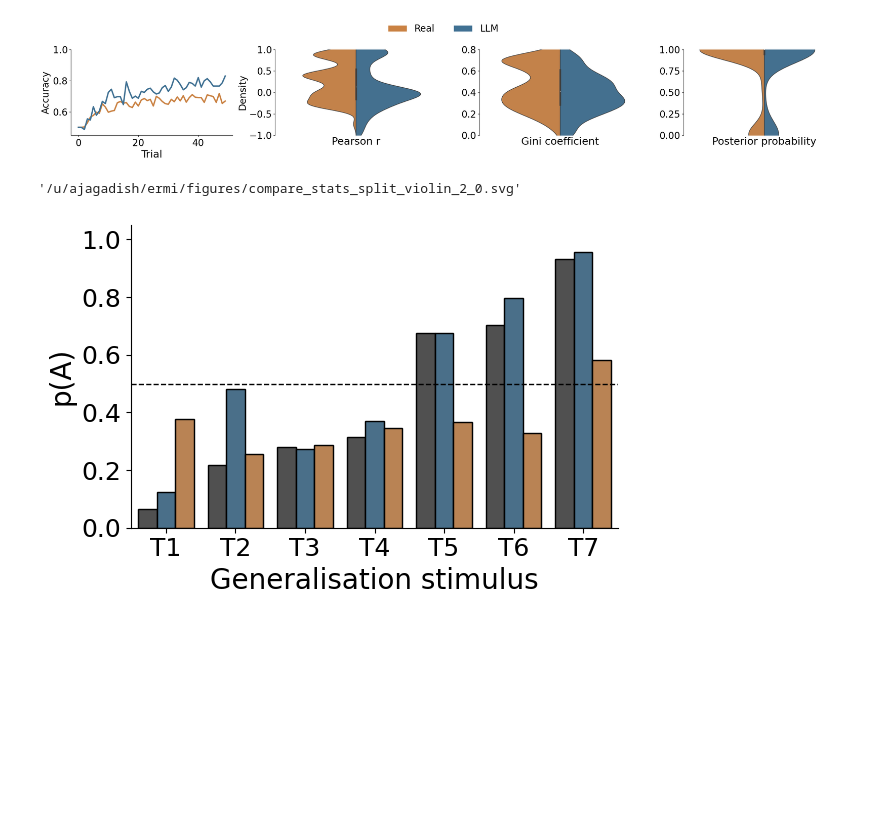
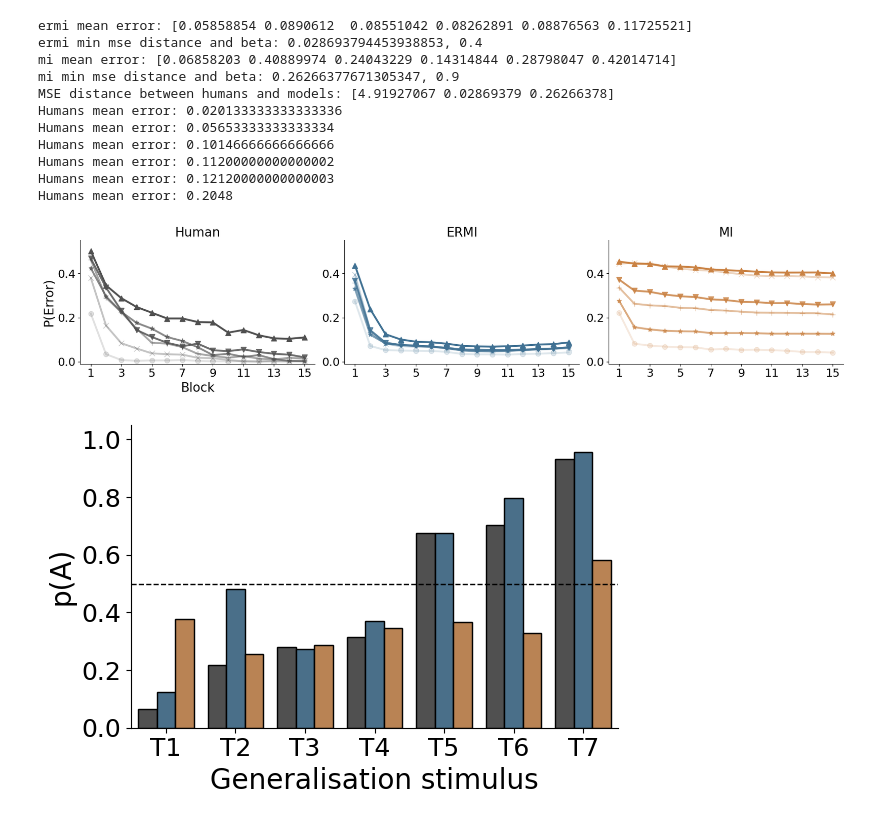
Before and after one commit to akjagadish/meta-learning-ecological-priors-from-llms, a Jupyter notebook: categorisation/figures.ipynb, the cells around one changed output. Drawn from its saved outputs; the diff is of its cells as text; code cells hidden in the pictures; blank space fills up the shorter version.

```diff
--- a/categorisation/figures.ipynb
+++ b/categorisation/figures.ipynb
@@ -212,7 +255,7 @@ def compare_data_statistics(modes):
 # # plot_dataset_statistics(1)
 # # plot_dataset_statistics(2)
 # # plot_dataset_statistics(3)
-# model_simulations_shepard1961('main')
+model_simulations_shepard1961('main')
 # # model_simulations_shepard1961('supplementary')
 # model_comparison_badham2017()
 # model_simulations_smith1998('main')
@@ -220,36 +263,46 @@ def compare_data_statistics(modes):
 # model_comparison_devraj2022()
 # model_comparison_johanssen2002('main')
 # # model_comparison_johanssen2002('supplementary')
 # # plot_frequency_tasklabels('claude_generated_tasklabels_paramsNA_dim3_tasks23421_pversion5', feature_names=False, pairs=False)
 # # plot_frequency_tasklabels('claude_generated_tasklabels_paramsNA_dim3_tasks23421_pversion5', feature_names=True, pairs=False)
 # # plot_frequency_tasklabels('claude_generated_tasklabels_paramsNA_dim4_tasks20690_pversion5', feature_names=False, pairs=False)
 # # plot_frequency_tasklabels('claude_generated_tasklabels_paramsNA_dim4_tasks20690_pversion5', feature_names=True, pairs=False)
 # # plot_frequency_tasklabels('claude_generated_tasklabels_paramsNA_dim6_tasks13693_pversion5', feature_names=False, pairs=False)
 # # plot_frequency_tasklabels('claude_generated_tasklabels_paramsNA_dim6_tasks13693_pversion5', feature_names=True, pairs=False)
 
 # # # rebuttals
 # # model_simulations_shepard1961(num_blocks=6)
 # # model_simulations_shepard1961('supplementary', num_blocks=6)
-compare_data_statistics([2,0])
+# compare_data_statistics([2,0])
 # # compare_data_statistics([2,1])
 # # compare_data_statistics([2,3])
 # # model_simulations_shepard1961('rebuttals', num_blocks=6)
 # # compare_inputfeatures([2, 0,])
 # # compare_inputfeatures([2, 0, 1, 3])
 # # compare_stats_across_models([2, 0, 1, 3], feature='input_features')
 # # compare_stats_across_models([2, 0, 1, 3], feature='input_correlation')
 # # compare_stats_across_models([2, 0, 1, 3], feature='gini_coefficient')
 # # compare_stats_across_models([2, 0, 1, 3], feature='posterior_logprob')
 # # compare_stats_across_models([2, 0, 1, 3], feature='performance')
 # # #slides
 # # compare_stats_across_models([2, 0, 1], feature='input_features')
 # # compare_stats_across_models([2, 0, 1], feature='input_correlation')
 # # compare_stats_across_models([2, 0, 1], feature='gini_coefficient')
 # # compare_stats_across_models([2, 0, 1], feature='posterior_logprob')
 # # compare_stats_across_models([2, 0, 1], feature='performance')
 # %% [output]
+ermi mean error: [0.05858854 0.0890612  0.08551042 0.08262891 0.08876563 0.11725521]
+ermi min mse distance and beta: 0.028693794453938853, 0.4
+mi mean error: [0.06858203 0.40889974 0.24043229 0.14314844 0.28798047 0.42014714]
+mi min mse distance and beta: 0.26266377671305347, 0.9
+MSE distance between humans and models: [4.91927067 0.02869379 0.26266378]
+Humans mean error: 0.020133333333333336
+Humans mean error: 0.05653333333333334
+Humans mean error: 0.10146666666666666
+Humans mean error: 0.11200000000000002
+Humans mean error: 0.12120000000000003
+Humans mean error: 0.2048
-[figure, old version]
+[figure, new version]
-'/u/ajagadish/ermi/figures/compare_stats_split_violin_2_0.svg'
 # %%
 import json, numpy as np, pandas as pd, seaborn as sns, matplotlib.pyplot as plt
 from matplotlib.patches import Patch
```
Also changed, not shown: parts of 2 cells of this notebook, 1 other file.
